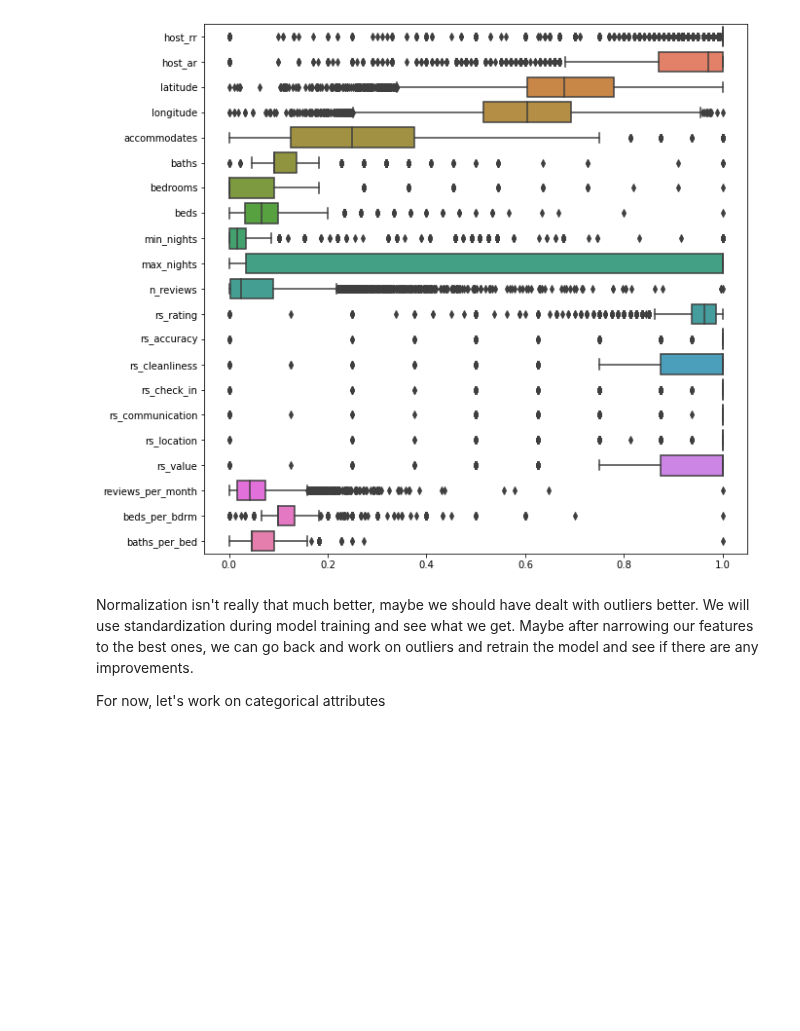
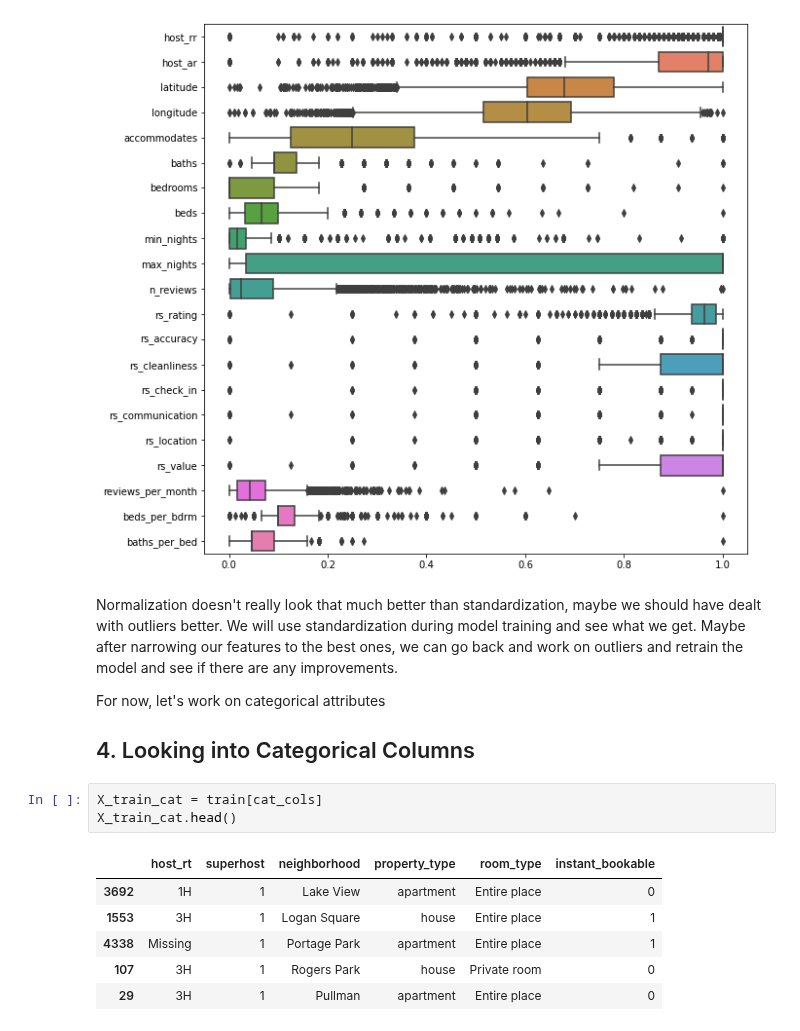
Before and after one commit to harera3/ML_Portfolio, a Jupyter notebook: 08_Chicago_AirBnB_Feature_Engineering.ipynb, the cells around one changed output. Saved outputs shown, nothing was run; the diff lists cells and outputs as text; blank space fills up the shorter version.

Commit message:
4. categorical columns

```diff
--- a/08_Chicago_AirBnB_Feature_Engineering.ipynb
+++ b/08_Chicago_AirBnB_Feature_Engineering.ipynb
@@ -176,6 +176,18 @@ ax = sns.boxplot(data=X_train_normed, orient="h", palette="husl")
 # %% [output]
 [figure]
 # %% [markdown]
-Normalization isn't really that much better, maybe we should have dealt with outliers better. We will use standardization during model training and see what we get. Maybe after narrowing our features to the best ones, we can go back and work on outliers and retrain the model and see if there are any improvements.
+Normalization doesn't really look that much better than standardization, maybe we should have dealt with outliers better. We will use standardization during model training and see what we get. Maybe after narrowing our features to the best ones, we can go back and work on outliers and retrain the model and see if there are any improvements.
 
 For now, let's work on categorical attributes
+
+## 4. Looking into Categorical Columns
+# %%
+X_train_cat = train[cat_cols]
+X_train_cat.head()
+# %% [output]
+|  | host_rt | superhost | neighborhood | property_type | room_type | instant_bookable |
+| 3692 | 1H | 1 | Lake View | apartment | Entire place | 0 |
+| 1553 | 3H | 1 | Logan Square | house | Entire place | 1 |
+| 4338 | Missing | 1 | Portage Park | apartment | Entire place | 1 |
+| 107 | 3H | 1 | Rogers Park | house | Private room | 0 |
+| 29 | 3H | 1 | Pullman | apartment | Entire place | 0 |
```
Also changed, not shown: parts of 7 cells of this notebook.
